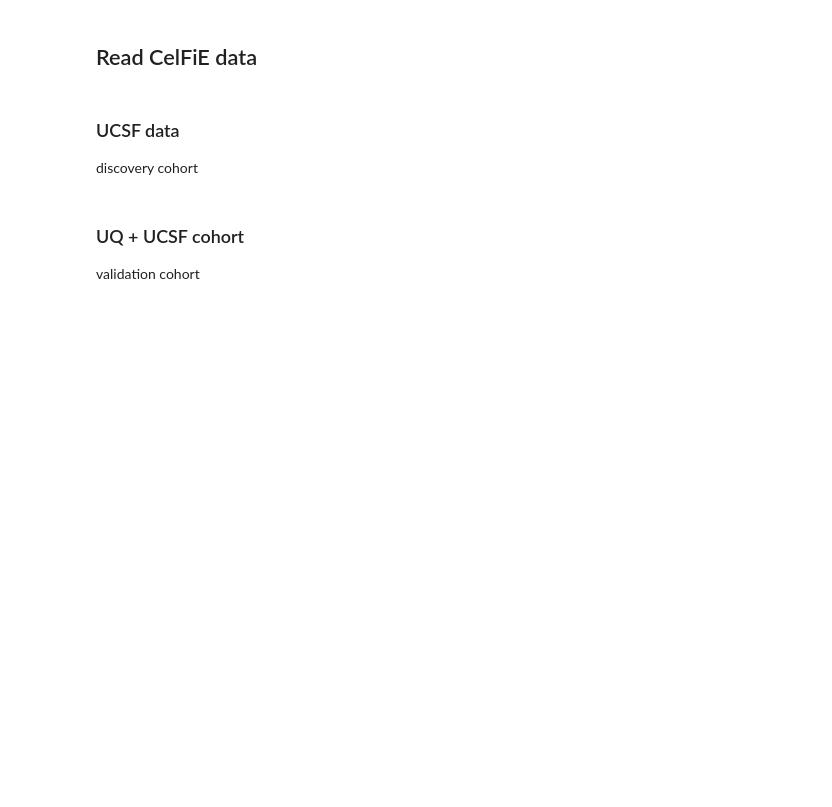
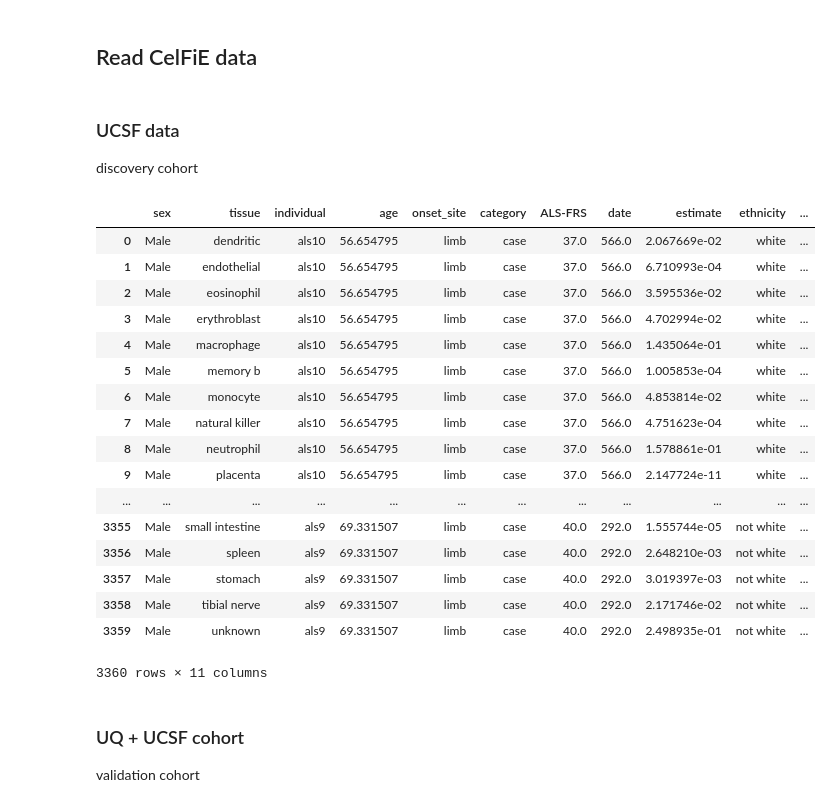
Before and after one commit to christacaggiano/celfie, a Jupyter notebook: paper_figures/ALS.ipynb, the cells around one changed output. Cells and saved outputs as stored; diff of their text form; code cells hidden in the pictures; blank space fills up the shorter version.

```diff
--- a/paper_figures/ALS.ipynb
+++ b/paper_figures/ALS.ipynb
@@ -166,6 +163,27 @@ ucsf_age = list(ucsf_clinical_info["age"].values)
 ucsf_date = list(ucsf_clinical_info["date_of_onset"].values)  # date symtoms first occured
 # %%
 ucsf = load_pickles("als924_tims03_wgbs/", reference, ucsf_labels, ucsf_sex, ucsf_ethnicity, ucsf_onset, ucsf_alsfrs, ucsf_age, ucsf_date)
+# %%
+ucsf
+# %% [output]
+|  | sex | tissue | individual | age | onset_site | category | ALS-FRS | date | estimate | ethnicity | ... |
+| 0 | Male | dendritic | als10 | 56.654795 | limb | case | 37.0 | 566.0 | 2.067669e-02 | white | ... |
+| 1 | Male | endothelial | als10 | 56.654795 | limb | case | 37.0 | 566.0 | 6.710993e-04 | white | ... |
+| 2 | Male | eosinophil | als10 | 56.654795 | limb | case | 37.0 | 566.0 | 3.595536e-02 | white | ... |
+| 3 | Male | erythroblast | als10 | 56.654795 | limb | case | 37.0 | 566.0 | 4.702994e-02 | white | ... |
+| 4 | Male | macrophage | als10 | 56.654795 | limb | case | 37.0 | 566.0 | 1.435064e-01 | white | ... |
+| 5 | Male | memory b | als10 | 56.654795 | limb | case | 37.0 | 566.0 | 1.005853e-04 | white | ... |
+| 6 | Male | monocyte | als10 | 56.654795 | limb | case | 37.0 | 566.0 | 4.853814e-02 | white | ... |
+| 7 | Male | natural killer | als10 | 56.654795 | limb | case | 37.0 | 566.0 | 4.751623e-04 | white | ... |
+| 8 | Male | neutrophil | als10 | 56.654795 | limb | case | 37.0 | 566.0 | 1.578861e-01 | white | ... |
+| 9 | Male | placenta | als10 | 56.654795 | limb | case | 37.0 | 566.0 | 2.147724e-11 | white | ... |
+| ... | ... | ... | ... | ... | ... | ... | ... | ... | ... | ... | ... |
+| 3355 | Male | small intestine | als9 | 69.331507 | limb | case | 40.0 | 292.0 | 1.555744e-05 | not white | ... |
+| 3356 | Male | spleen | als9 | 69.331507 | limb | case | 40.0 | 292.0 | 2.648210e-03 | not white | ... |
+| 3357 | Male | stomach | als9 | 69.331507 | limb | case | 40.0 | 292.0 | 3.019397e-03 | not white | ... |
+| 3358 | Male | tibial nerve | als9 | 69.331507 | limb | case | 40.0 | 292.0 | 2.171746e-02 | not white | ... |
+| 3359 | Male | unknown | als9 | 69.331507 | limb | case | 40.0 | 292.0 | 2.498935e-01 | not white | ... |
+3360 rows × 11 columns
 # %%
 # add the replicate information and select only the replicate with the highest log likelihood
 # determined on cluster by reporting the highest LL of 10 random restarts, in this case #6
```
Also changed, not shown: parts of 1 cell of this notebook, 19 other files.
